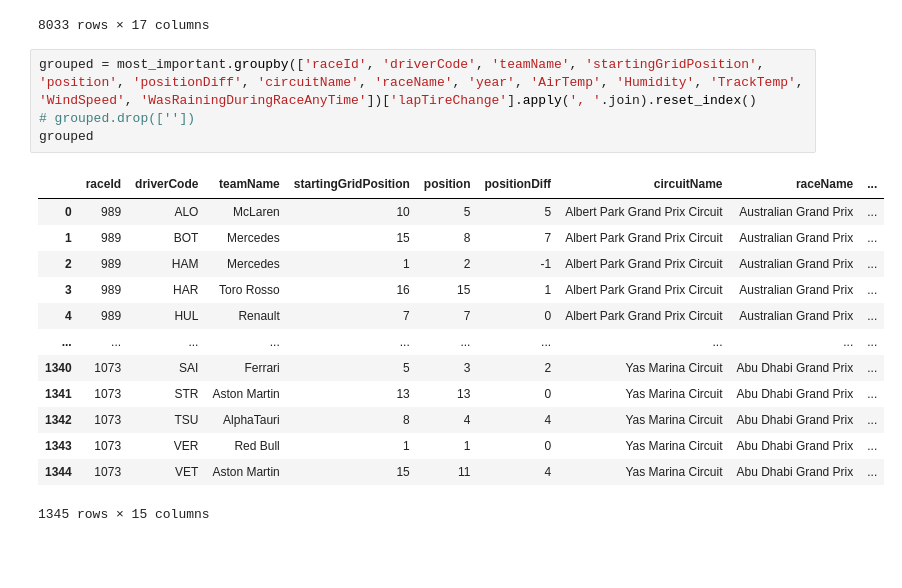
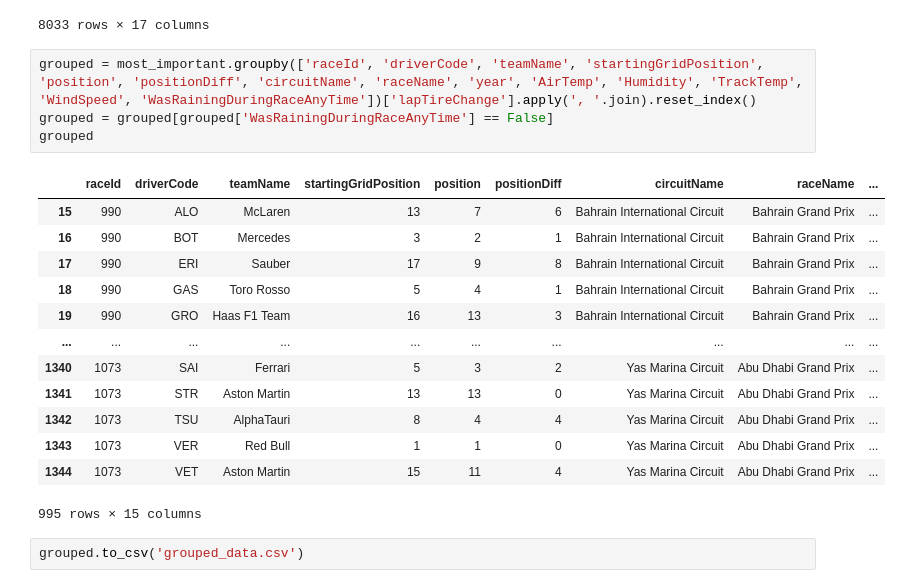
Before and after one commit to MaksymilianKalek/bach, a Jupyter notebook: analysisPt2.ipynb, the cells around one changed output. Drawn from its saved outputs; the diff is of its cells as text; blank space fills up the shorter version.

```diff
--- a/analysisPt2.ipynb
+++ b/analysisPt2.ipynb
@@ -123,19 +123,21 @@ See the caveats in the documentation: https://pandas.pydata.org/pandas-docs/stab
 8033 rows × 17 columns
 # %%
 grouped = most_important.groupby(['raceId', 'driverCode', 'teamName', 'startingGridPosition', 'position', 'positionDiff', 'circuitName', 'raceName', 'year', 'AirTemp', 'Humidity', 'TrackTemp', 'WindSpeed', 'WasRainingDuringRaceAnyTime'])['lapTireChange'].apply(', '.join).reset_index()
-# grouped.drop([''])
+grouped = grouped[grouped['WasRainingDuringRaceAnyTime'] == False]
 grouped
 # %% [output]
 |  | raceId | driverCode | teamName | startingGridPosition | position | positionDiff | circuitName | raceName | ... |
-| 0 | 989 | ALO | McLaren | 10 | 5 | 5 | Albert Park Grand Prix Circuit | Australian Grand Prix | ... |
-| 1 | 989 | BOT | Mercedes | 15 | 8 | 7 | Albert Park Grand Prix Circuit | Australian Grand Prix | ... |
-| 2 | 989 | HAM | Mercedes | 1 | 2 | -1 | Albert Park Grand Prix Circuit | Australian Grand Prix | ... |
-| 3 | 989 | HAR | Toro Rosso | 16 | 15 | 1 | Albert Park Grand Prix Circuit | Australian Grand Prix | ... |
-| 4 | 989 | HUL | Renault | 7 | 7 | 0 | Albert Park Grand Prix Circuit | Australian Grand Prix | ... |
+| 15 | 990 | ALO | McLaren | 13 | 7 | 6 | Bahrain International Circuit | Bahrain Grand Prix | ... |
+| 16 | 990 | BOT | Mercedes | 3 | 2 | 1 | Bahrain International Circuit | Bahrain Grand Prix | ... |
+| 17 | 990 | ERI | Sauber | 17 | 9 | 8 | Bahrain International Circuit | Bahrain Grand Prix | ... |
+| 18 | 990 | GAS | Toro Rosso | 5 | 4 | 1 | Bahrain International Circuit | Bahrain Grand Prix | ... |
+| 19 | 990 | GRO | Haas F1 Team | 16 | 13 | 3 | Bahrain International Circuit | Bahrain Grand Prix | ... |
 | ... | ... | ... | ... | ... | ... | ... | ... | ... | ... |
 | 1340 | 1073 | SAI | Ferrari | 5 | 3 | 2 | Yas Marina Circuit | Abu Dhabi Grand Prix | ... |
 | 1341 | 1073 | STR | Aston Martin | 13 | 13 | 0 | Yas Marina Circuit | Abu Dhabi Grand Prix | ... |
 | 1342 | 1073 | TSU | AlphaTauri | 8 | 4 | 4 | Yas Marina Circuit | Abu Dhabi Grand Prix | ... |
 | 1343 | 1073 | VER | Red Bull | 1 | 1 | 0 | Yas Marina Circuit | Abu Dhabi Grand Prix | ... |
 | 1344 | 1073 | VET | Aston Martin | 15 | 11 | 4 | Yas Marina Circuit | Abu Dhabi Grand Prix | ... |
-1345 rows × 15 columns
+995 rows × 15 columns
+# %%
+grouped.to_csv('grouped_data.csv')
```
Also changed, not shown: 2 other files.
